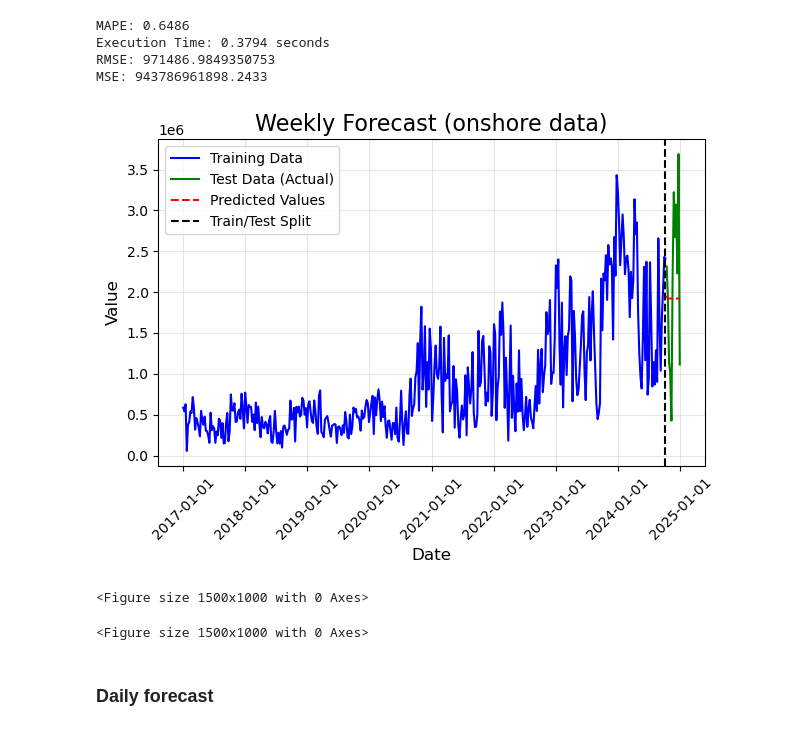
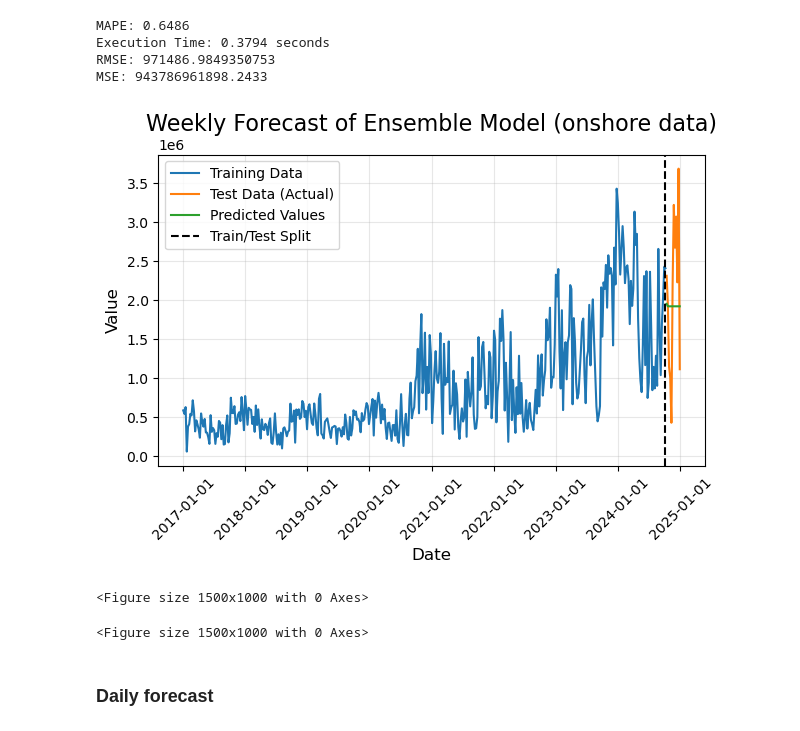
Before and after one commit to benrodion/Watts-next, a Jupyter notebook: models_ensemble.ipynb, the cells around one changed output. Drawn from its saved outputs; the diff is of its cells as text; code cells hidden in the pictures.

```diff
--- a/models_ensemble.ipynb
+++ b/models_ensemble.ipynb
@@ -693,35 +690,36 @@ RMSE: 971486.9849350753
 MSE: 943786961898.2433
 # %%
 # Plot the data
-plt.plot(y_train_on_w.index, y_train_on_w, 'b-', label='Training Data')
-plt.plot(y_test_on_w.index, y_test_on_w, 'g-', label='Test Data (Actual)')
-plt.plot(ens_pred_on_w.index, ens_pred_on_w, 'r--', label='Predicted Values')
+plt.plot(y_train_on_w.index, y_train_on_w, label='Training Data')
+plt.plot(y_test_on_w.index, y_test_on_w, label='Test Data (Actual)')
+plt.plot(ens_pred_on_w.index, ens_pred_on_w, label='Predicted Values')
 
 # Add a vertical line at the train/test split
 split_date = y_train_on_w.index[-1]
 plt.axvline(x=split_date, color='k', linestyle='--', label='Train/Test Split')
 
 # Customize the plot
-plt.title("Weekly Forecast (onshore data)", fontsize=16)
+plt.title("Weekly Forecast of Ensemble Model (onshore data)", fontsize=16)
 plt.xlabel('Date', fontsize=12)
 plt.ylabel('Value', fontsize=12)
 plt.legend(loc='best', fontsize=10)
 
 # Format x-axis dates
 date_format = DateFormatter("%Y-%m-%d")
 plt.gca().xaxis.set_major_formatter(date_format)
 plt.xticks(rotation=45)
 
 # Add grid and tight layout
 plt.grid(True, alpha=0.3)
 plt.tight_layout()
+plt.savefig('plots/ensemble_on_w.png', dpi=300, bbox_inches='tight')
 plt.show()
 
 # Comparison of multiple models
 figsize = (15, 10)
 plt.figure(figsize=figsize)
 # %% [output]
-[figure, old version]
+[figure, new version]
 <Figure size 1500x1000 with 0 Axes>
 <Figure size 1500x1000 with 0 Axes>
 # %% [markdown]
```
Also changed, not shown: parts of 4 cells of this notebook, 12 other files.
